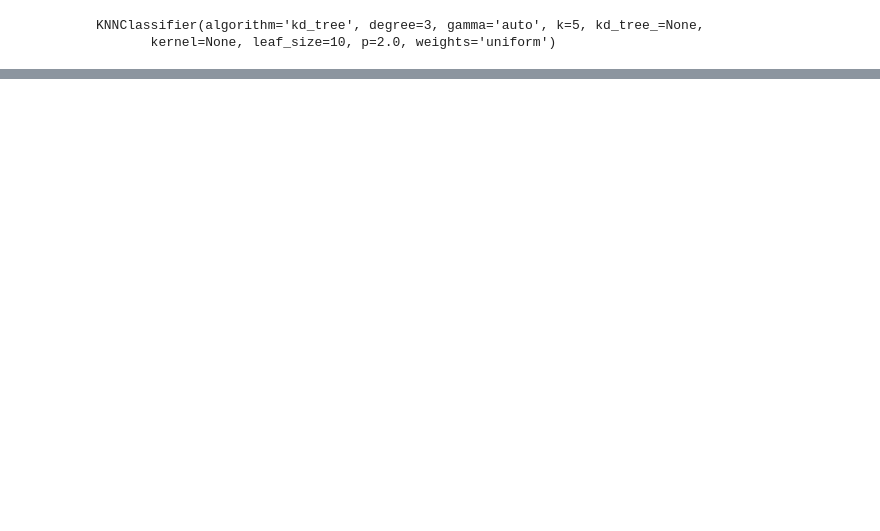
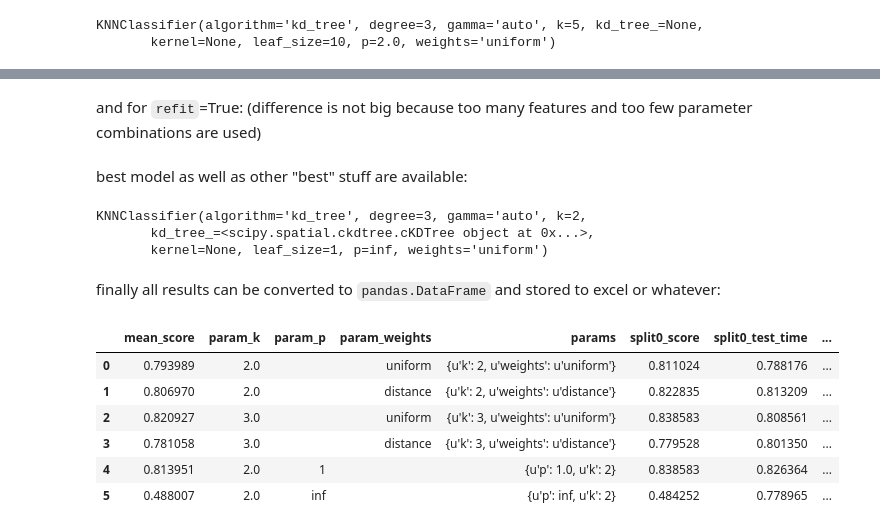
Before and after one commit to yell/mnist-challenge, a Jupyter notebook: main.ipynb, the cells around one changed output, grey strips where cells are left out. Cells and saved outputs as stored; diff of their text form; code cells hidden in the pictures; blank space fills up the shorter version.

```diff
--- a/main.ipynb
+++ b/main.ipynb
@@ -127,0 +163,57 @@ iter:  9/16 +--- elapsed:   0.011 sec - best acc.: 1.0000 at {'k': 2, 'weights':
+# %% [markdown]
+and for `refit`=True: (difference is not big because too many features and too few parameter combinations are used)
+# %%
+grid_cv2 = GridSearchCV(model=KNNClassifier(algorithm='kd_tree', leaf_size=1), param_grid=param_grid,
+                        train_test_splitter_params=dict(shuffle=True, random_seed=1337), n_splits=4,
+                        refit=False, save_models=False, verbose=True)
+grid_cv2.fit(X_scaled[:1000], y[:1000]); # building tree only on each 6-th iteration
+
+# Training KNNClassifier on 1000 samples x 444 features.
+# 4-fold CV for each of 6 params combinations == 24 fits ...
+
+# iter:  1/24 +--- elapsed:   1.019 sec - best acc.: 0.8110  [1/4 splits] at {'k': 2, 'weights': 'uniform'}
+# iter:  2/24 +--- elapsed:   1.834 sec - best acc.: 0.8228  [1/4 splits] at {'k': 2, 'weights': 'distance'}
+# iter:  3/24 +--- elapsed:   2.645 sec - best acc.: 0.8386  [1/4 splits] at {'k': 3, 'weights': 'uniform'}
+# iter:  4/24 +--- elapsed:   3.448 sec - best acc.: 0.8386  [1/4 splits] at {'k': 3, 'weights': 'uniform'}
+# iter:  5/24 +--- elapsed:   4.277 sec - best acc.: 0.8386  [1/4 splits] at {'k': 3, 'weights': 'uniform'}
+# iter:  6/24 +--- elapsed:   5.058 sec - best acc.: 0.8386  [1/4 splits] at {'k': 3, 'weights': 'uniform'}
+# iter:  7/24 ++-- elapsed:   6.073 sec - best acc.: 0.8055  [2/4 splits] at {'k': 2, 'weights': 'uniform'}
+# iter:  8/24 ++-- elapsed:   6.878 sec - best acc.: 0.8174  [2/4 splits] at {'k': 2, 'weights': 'distance'}
+# iter:  9/24 ++-- elapsed:   7.672 sec - best acc.: 0.8353  [2/4 splits] at {'k': 3, 'weights': 'uniform'}
+# iter: 10/24 ++-- elapsed:   8.475 sec - best acc.: 0.8353  [2/4 splits] at {'k': 3, 'weights': 'uniform'}
+# iter: 11/24 ++-- elapsed:   9.336 sec - best acc.: 0.8353  [2/4 splits] at {'k': 3, 'weights': 'uniform'}
+# iter: 12/24 ++-- elapsed:  10.125 sec - best acc.: 0.8353  [2/4 splits] at {'k': 3, 'weights': 'uniform'}
+# iter: 13/24 +++- elapsed:  11.311 sec - best acc.: 0.7806  [3/4 splits] at {'k': 2, 'weights': 'uniform'}
+# iter: 14/24 +++- elapsed:  12.127 sec - best acc.: 0.7980  [3/4 splits] at {'k': 2, 'weights': 'distance'}
+# iter: 15/24 +++- elapsed:  12.918 sec - best acc.: 0.8166  [3/4 splits] at {'k': 3, 'weights': 'uniform'}
+# iter: 16/24 +++- elapsed:  13.722 sec - best acc.: 0.8166  [3/4 splits] at {'k': 3, 'weights': 'uniform'}
+# iter: 17/24 +++- elapsed:  14.576 sec - best acc.: 0.8166  [3/4 splits] at {'k': 3, 'weights': 'uniform'}
+# iter: 18/24 +++- elapsed:  15.538 sec - best acc.: 0.8166  [3/4 splits] at {'k': 3, 'weights': 'uniform'}
+# iter: 19/24 ++++ elapsed:  16.519 sec - best acc.: 0.7940 +/- 2 * 0.038 at {'k': 2, 'weights': 'uniform'}
+# iter: 20/24 ++++ elapsed:  17.322 sec - best acc.: 0.8070 +/- 2 * 0.029 at {'k': 2, 'weights': 'distance'}
+# iter: 21/24 ++++ elapsed:  18.106 sec - best acc.: 0.8209 +/- 2 * 0.024 at {'k': 3, 'weights': 'uniform'}
+# iter: 22/24 ++++ elapsed:  19.095 sec - best acc.: 0.8209 +/- 2 * 0.024 at {'k': 3, 'weights': 'uniform'}
+# iter: 23/24 ++++ elapsed:  19.933 sec - best acc.: 0.8209 +/- 2 * 0.024 at {'k': 3, 'weights': 'uniform'}
+# iter: 24/24 ++++ elapsed:  20.688 sec - best acc.: 0.8209 +/- 2 * 0.024 at {'k': 3, 'weights': 'uniform'}
+# %% [markdown]
+best model as well as other "best" stuff are available:
+# %%
+grid_cv2.best_model_
+# %% [output]
+KNNClassifier(algorithm='kd_tree', degree=3, gamma='auto', k=2,
+       kd_tree_=<scipy.spatial.ckdtree.cKDTree object at 0x...>,
+       kernel=None, leaf_size=1, p=inf, weights='uniform')
+# %% [markdown]
+finally all results can be converted to `pandas.DataFrame` and stored to excel or whatever:
+# %%
+df = grid_cv2.to_df()
+df.to_excel('test.xlsx')
+df
+# %% [output]
+|  | mean_score | param_k | param_p | param_weights | params | split0_score | split0_test_time | ... |
+| 0 | 0.793989 | 2.0 |  | uniform | {u'k': 2, u'weights': u'uniform'} | 0.811024 | 0.788176 | ... |
+| 1 | 0.806970 | 2.0 |  | distance | {u'k': 2, u'weights': u'distance'} | 0.822835 | 0.813209 | ... |
+| 2 | 0.820927 | 3.0 |  | uniform | {u'k': 3, u'weights': u'uniform'} | 0.838583 | 0.808561 | ... |
+| 3 | 0.781058 | 3.0 |  | distance | {u'k': 3, u'weights': u'distance'} | 0.779528 | 0.801350 | ... |
+| 4 | 0.813951 | 2.0 | 1 |  | {u'p': 1.0, u'k': 2} | 0.838583 | 0.826364 | ... |
+| 5 | 0.488007 | 2.0 | inf |  | {u'p': inf, u'k': 2} | 0.484252 | 0.778965 | ... |
```
Also changed, not shown: parts of 13 cells of this notebook, 3 other files.
